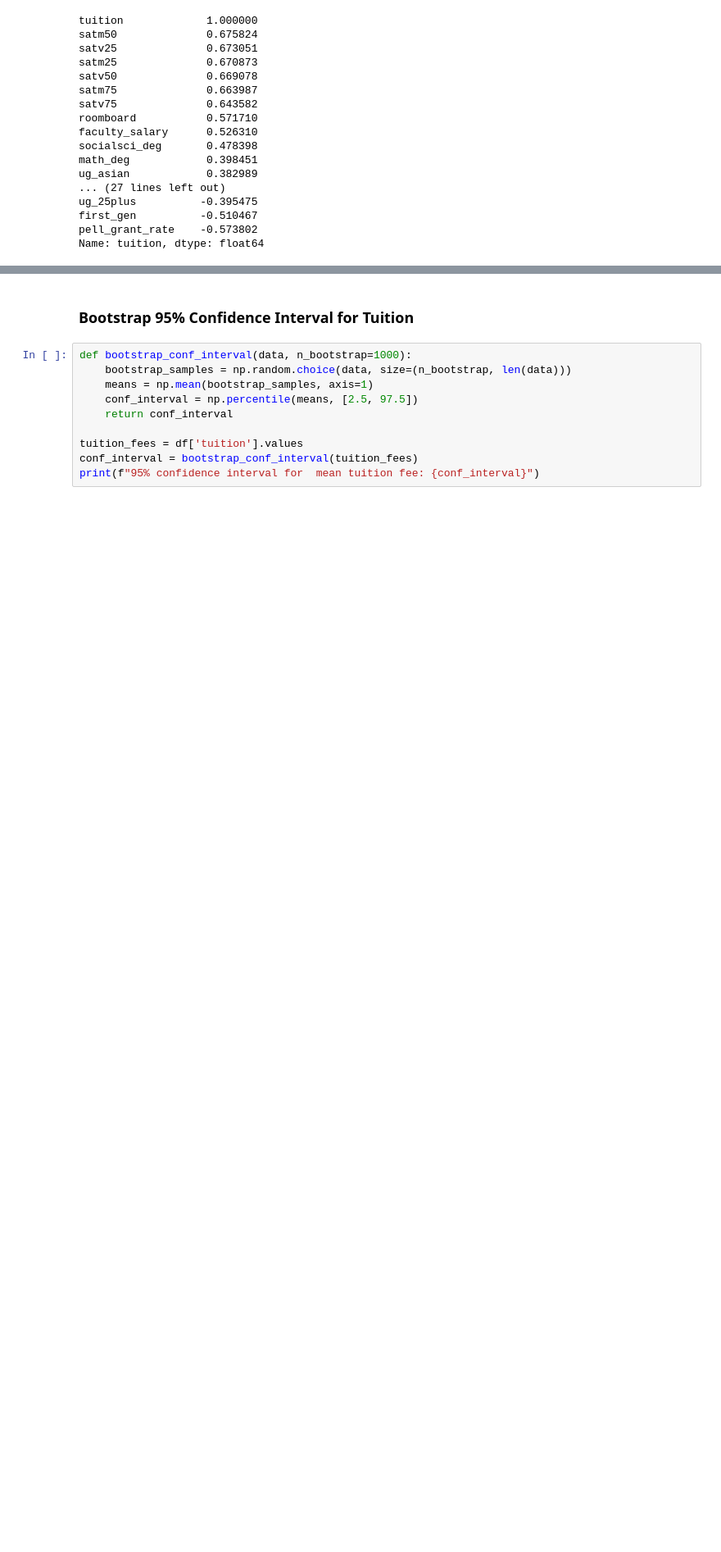
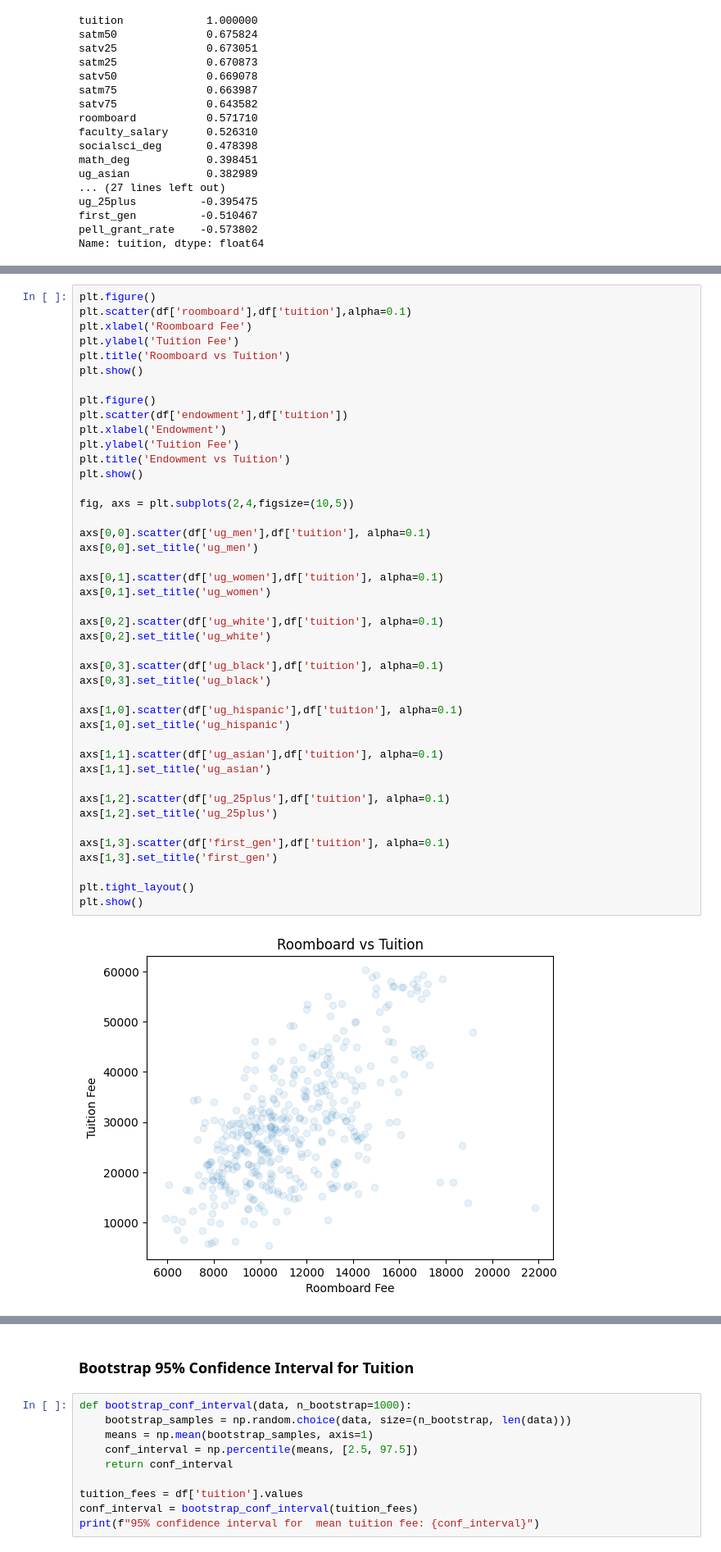
Before and after one commit to VarunBondugula/StatisticalLearning-PredictionModel, a Jupyter notebook: SLFinalProject.ipynb, the cells around one changed output, grey strips where cells are left out. Shown: that part at 82% size. Drawn from its saved outputs; the diff is of its cells as text; blank space fills up the shorter version.

```diff
--- a/SLFinalProject.ipynb
+++ b/SLFinalProject.ipynb
@@ -114,0 +117,45 @@ Name: tuition, dtype: float64
+# %%
+plt.figure()
+plt.scatter(df['roomboard'],df['tuition'],alpha=0.1)
+plt.xlabel('Roomboard Fee')
+plt.ylabel('Tuition Fee')
+plt.title('Roomboard vs Tuition')
+plt.show()
+
+plt.figure()
+plt.scatter(df['endowment'],df['tuition'])
+plt.xlabel('Endowment')
+plt.ylabel('Tuition Fee')
+plt.title('Endowment vs Tuition')
+plt.show()
+
+fig, axs = plt.subplots(2,4,figsize=(10,5))
+
+axs[0,0].scatter(df['ug_men'],df['tuition'], alpha=0.1)
+axs[0,0].set_title('ug_men')
+
+axs[0,1].scatter(df['ug_women'],df['tuition'], alpha=0.1)
+axs[0,1].set_title('ug_women')
+
+axs[0,2].scatter(df['ug_white'],df['tuition'], alpha=0.1)
+axs[0,2].set_title('ug_white')
+
+axs[0,3].scatter(df['ug_black'],df['tuition'], alpha=0.1)
+axs[0,3].set_title('ug_black')
+
+axs[1,0].scatter(df['ug_hispanic'],df['tuition'], alpha=0.1)
+axs[1,0].set_title('ug_hispanic')
+
+axs[1,1].scatter(df['ug_asian'],df['tuition'], alpha=0.1)
+axs[1,1].set_title('ug_asian')
+
+axs[1,2].scatter(df['ug_25plus'],df['tuition'], alpha=0.1)
+axs[1,2].set_title('ug_25plus')
+
+axs[1,3].scatter(df['first_gen'],df['tuition'], alpha=0.1)
+axs[1,3].set_title('first_gen')
+
+plt.tight_layout()
+plt.show()
+# %% [output]
+[figure, added]
```
Also changed, not shown: parts of 3 cells of this notebook.
